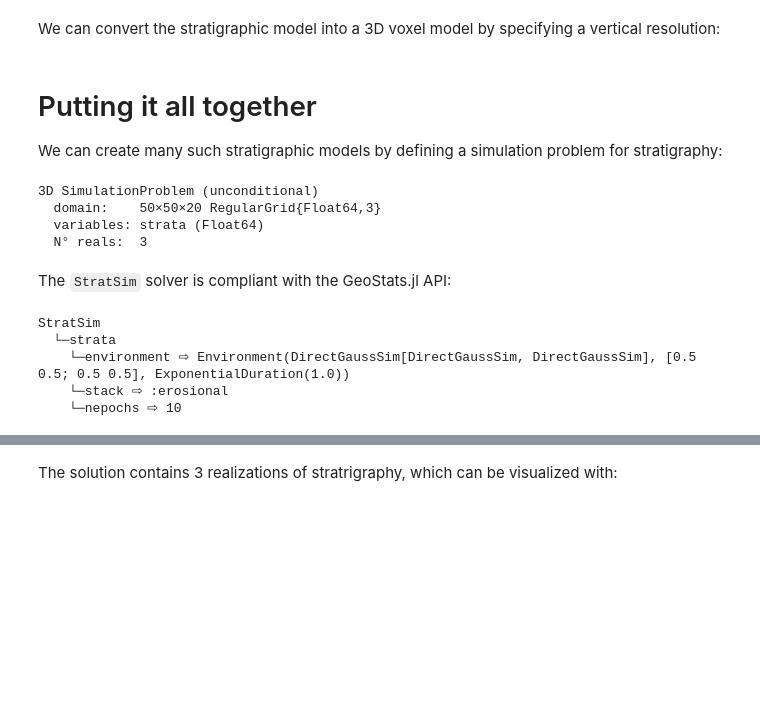
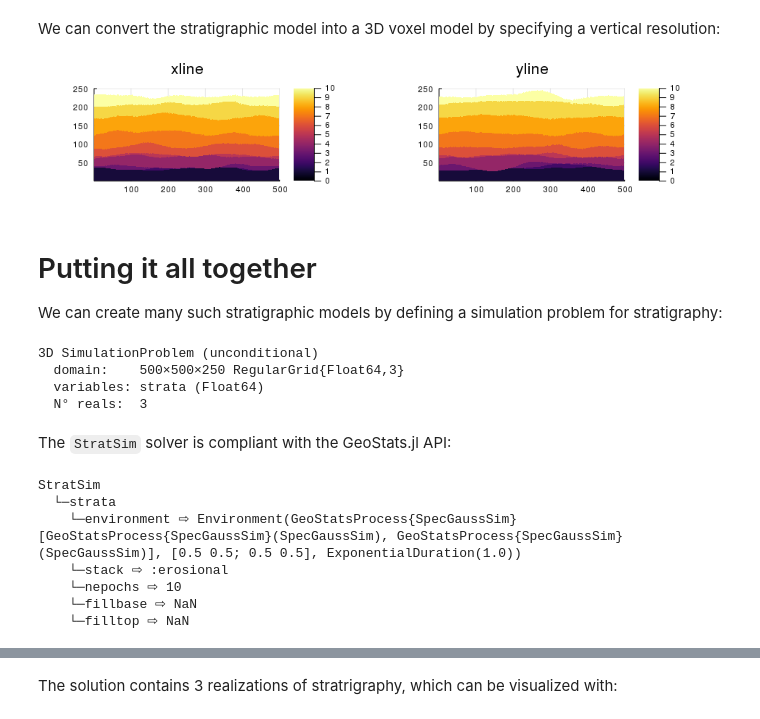
Before and after one commit to JuliaEarth/StratiGraphics.jl, a Jupyter notebook: docs/Usage.ipynb, the cells around one changed output, grey strips where cells are left out. Saved outputs shown, nothing was run; the diff lists cells and outputs as text; code cells hidden in the pictures; blank space fills up the shorter version.

```diff
--- a/docs/Usage.ipynb
+++ b/docs/Usage.ipynb
@@ -38 +19,10 @@ procs = [proc₁, proc₂]
+# %%
+using GeoStats
+using StratiGraphics
+using SpectralGaussianSimulation
+
+solver₁ = SpecGaussSim(:land => (variogram=GaussianVariogram(range=100.,sill=3e-2),))
+solver₂ = SpecGaussSim(:land => (variogram=GaussianVariogram(range=100.,sill=3e-2),))
+
+procs = [GeoStatsProcess(solver) for solver in [solver₁,solver₂]];
 # %% [markdown]
@@ -63,7 +53,7 @@ Given an initial state (i.e. flat land), and a number of epochs, we can simulate
 # %%
 nepochs = 10 # number of surfaces to simulate
 
-init = LandState(zeros(50,50)) # each surface is a 50x50 image
+init = LandState(zeros(500,500)) # each surface is a 500x500 image
 
 record = simulate(env, init, nepochs);
 # %% [markdown]
@@ -77,26 +89,26 @@ plot(strata, size=(600,600))
 # %% [markdown]
 We can convert the stratigraphic model into a 3D voxel model by specifying a vertical resolution:
 # %%
-model = voxelize(strata, 20) # 50x50x20 voxel model
+model = voxelize(strata, 250) # 500x500x250 voxel model
 
 xslice = rotr90(model[25,:,:])
 yslice = rotr90(model[:,25,:])
-zslice = model[:,:,8]
 
 px = heatmap(xslice, title="xline")
 py = heatmap(yslice, title="yline")
-pz = heatmap(zslice, title="top view")
 
-plot(px, py, pz, size=(800,500), aspect_ratio=:equal, clim=(0,nepochs))
+plot(px, py, size=(950,200), aspect_ratio=:equal, clim=(0,nepochs))
+# %% [output]
+[figure, added]
 # %% [markdown]
 # Putting it all together
 
 We can create many such stratigraphic models by defining a simulation problem for stratigraphy:
 # %%
-problem = SimulationProblem(RegularGrid{Float64}(50,50,20), :strata => Float64, 3)
+problem = SimulationProblem(RegularGrid{Float64}(500,500,250), :strata => Float64, 3)
 # %% [output]
 3D SimulationProblem (unconditional)
-  domain:    50×50×20 RegularGrid{Float64,3}
+  domain:    500×500×250 RegularGrid{Float64,3}
   variables: strata (Float64)
   N° reals:  3
 # %% [markdown]
@@ -106,9 +118,11 @@ solver = StratSim(:strata => (environment=env,))
 # %% [output]
 StratSim
   └─strata
-    └─environment ⇨ Environment(DirectGaussSim[DirectGaussSim, DirectGaussSim], [0.5 0.5; 0.5 0.5], ExponentialDuration(1.0))
+    └─environment ⇨ Environment(GeoStatsProcess{SpecGaussSim}[GeoStatsProcess{SpecGaussSim}(SpecGaussSim), GeoStatsProcess{SpecGaussSim}(SpecGaussSim)], [0.5 0.5; 0.5 0.5], ExponentialDuration(1.0))
     └─stack ⇨ :erosional
     └─nepochs ⇨ 10
+    └─fillbase ⇨ NaN
+    └─filltop ⇨ NaN
 # %%
 Random.seed!(2000)
 
```
Also changed, not shown: parts of 7 cells of this notebook.
